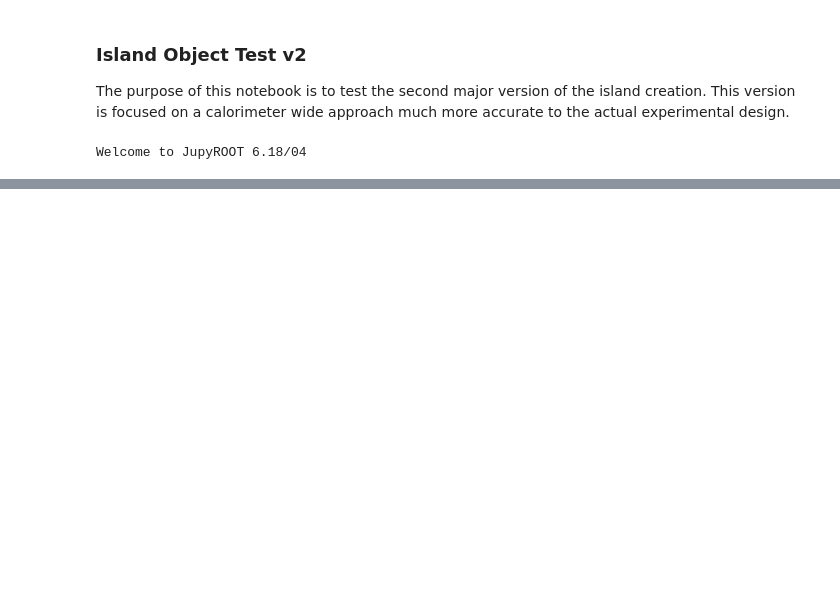
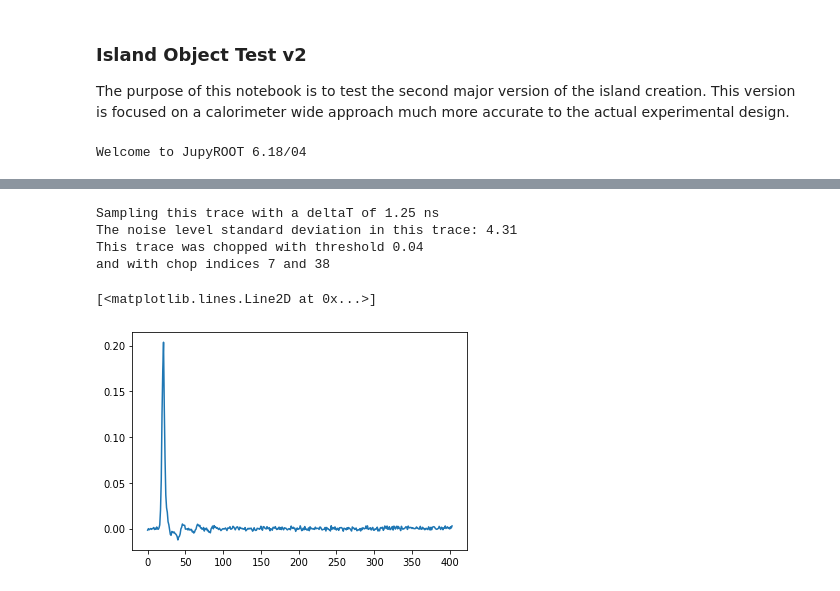
Before and after one commit to Lars314/gm2, a Jupyter notebook: pileup_ml/island_object_test_v2.ipynb, the cells around one changed output, grey strips where cells are left out. Saved outputs shown, nothing was run; the diff lists cells and outputs as text; code cells hidden in the pictures; blank space fills up the shorter version.

```diff
--- a/pileup_ml/island_object_test_v2.ipynb
+++ b/pileup_ml/island_object_test_v2.ipynb
@@ -36,0 +63,14 @@ calo.draw(legend=True, show_moliere_radius=True,
+# %%
+calo.xtalGrid[0][2].build_trace()
+# %% [output]
+Sampling this trace with a deltaT of 1.25 ns
+The noise level standard deviation in this trace: 4.31
+This trace was chopped with threshold 0.04
+and with chop indices 7 and 38
+# %%
+fig, ax = plt.subplots(1,1)
+
+ax.plot(calo.xtalGrid[5][1].trace)
+# %% [output]
+[<matplotlib.lines.Line2D at 0x...>]
+[figure, added]
```
Also changed, not shown: parts of 10 cells of this notebook, 1 other file.
